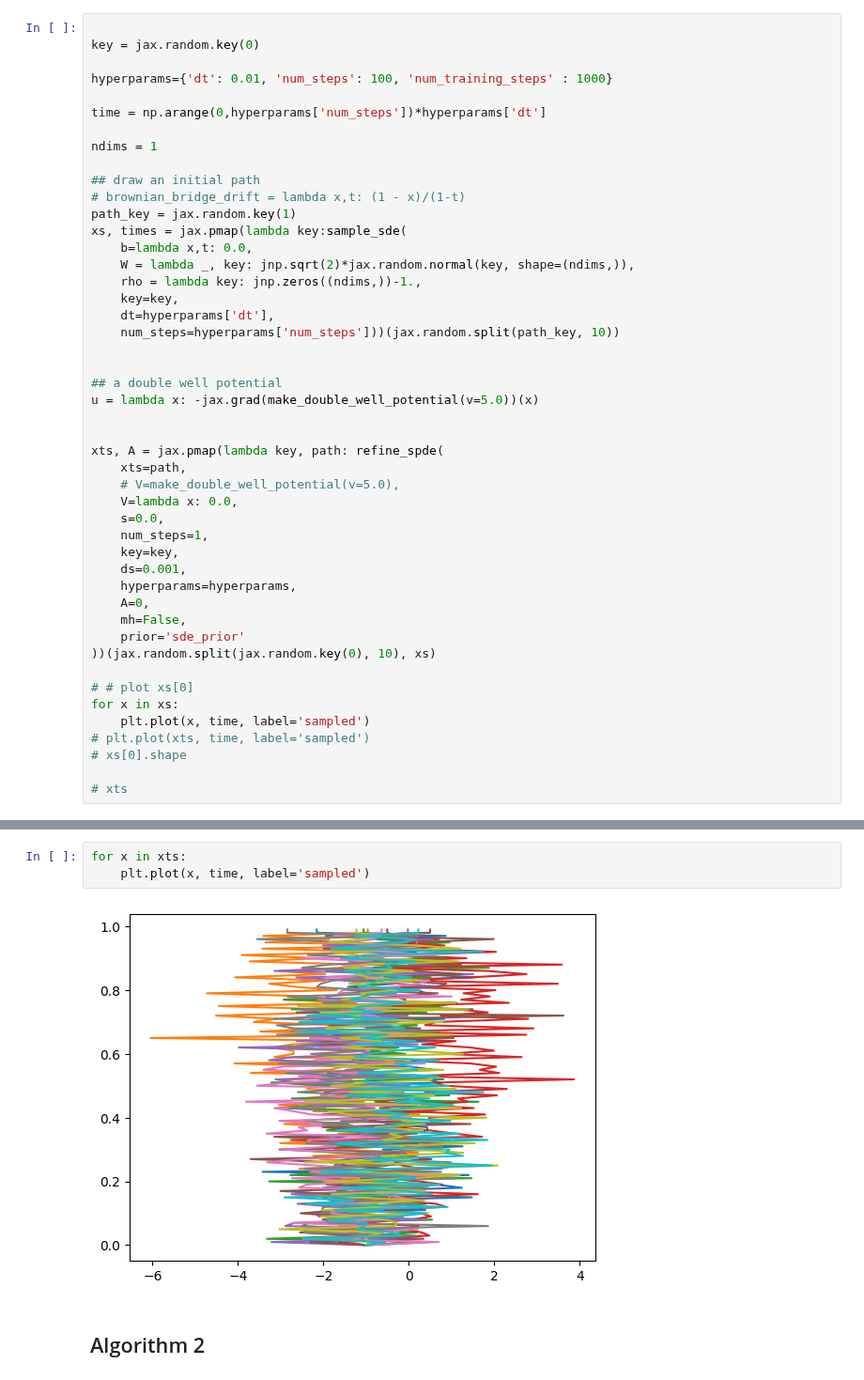
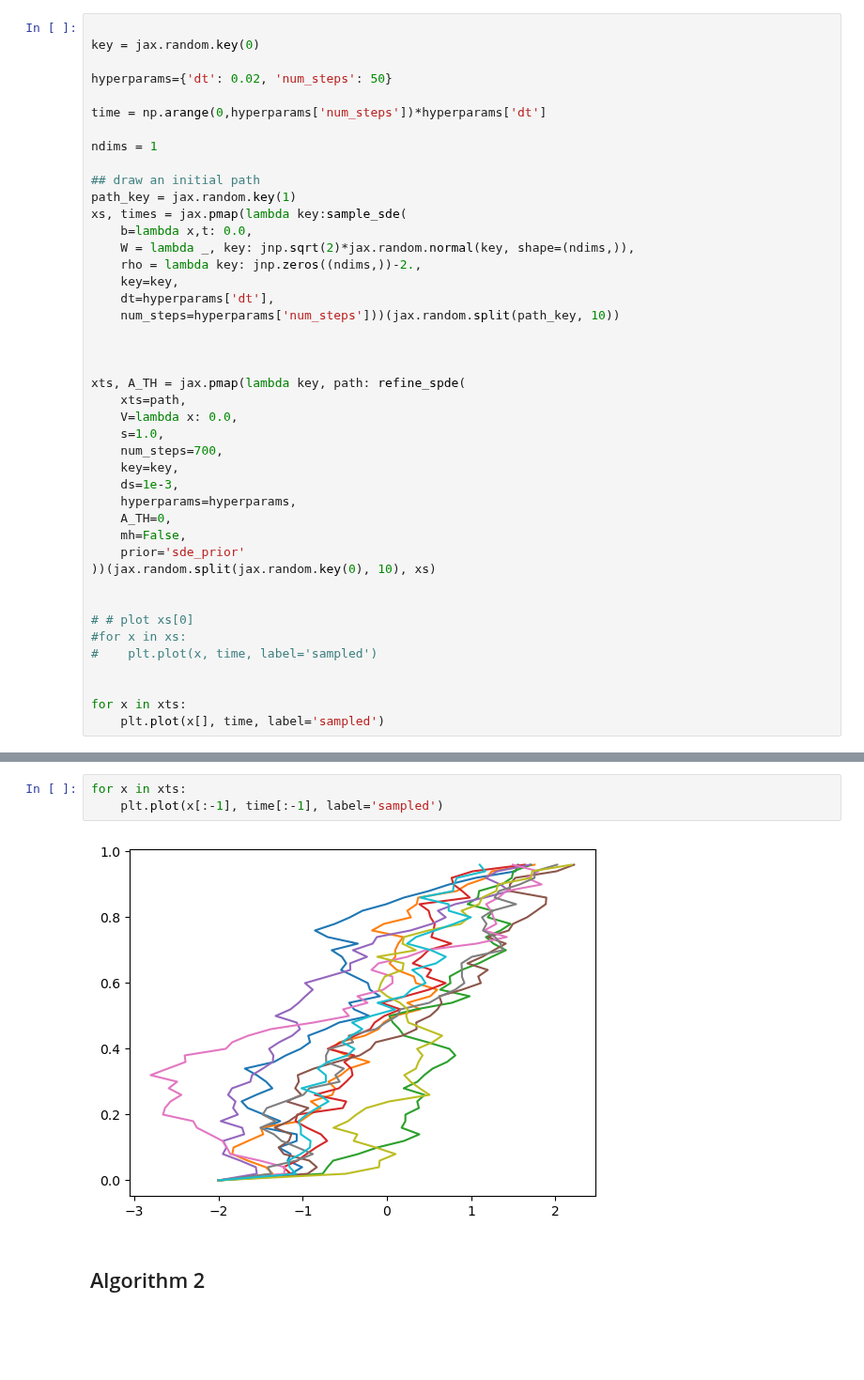
Before and after one commit to reubenharry/path_sampling, a Jupyter notebook: src/spde.ipynb, the cells around one changed output, grey strips where cells are left out. Shown at 94% size. Cells and saved outputs as stored; diff of their text form; blank space fills up the shorter version.

Commit message:
isolate spde --works ok

```diff
--- a/src/spde.ipynb
+++ b/src/spde.ipynb
@@ -93,47 +86,43 @@ def refine_spde(xts, V, s, A, num_steps, key, ds, hyperparams, mh, prior= 'brown
 
 key = jax.random.key(0)
 
-hyperparams={'dt': 0.01, 'num_steps': 100, 'num_training_steps' : 1000}
+hyperparams={'dt': 0.02, 'num_steps': 50}
 
 time = np.arange(0,hyperparams['num_steps'])*hyperparams['dt']
 
 ndims = 1
 
 ## draw an initial path
-# brownian_bridge_drift = lambda x,t: (1 - x)/(1-t)
 path_key = jax.random.key(1)
 xs, times = jax.pmap(lambda key:sample_sde(
     b=lambda x,t: 0.0,
     W = lambda _, key: jnp.sqrt(2)*jax.random.normal(key, shape=(ndims,)),
-    rho = lambda key: jnp.zeros((ndims,))-1.,
+    rho = lambda key: jnp.zeros((ndims,))-2.,
     key=key,
     dt=hyperparams['dt'],
     num_steps=hyperparams['num_steps']))(jax.random.split(path_key, 10))
 
 
-## a double well potential
-u = lambda x: -jax.grad(make_double_well_potential(v=5.0))(x)
 
-
-xts, A = jax.pmap(lambda key, path: refine_spde(
+xts, A_TH = jax.pmap(lambda key, path: refine_spde(
     xts=path,
-    # V=make_double_well_potential(v=5.0),
     V=lambda x: 0.0,
-    s=0.0,
-    num_steps=1,
+    s=1.0,
+    num_steps=700,
     key=key,
-    ds=0.001,
+    ds=1e-3,
     hyperparams=hyperparams,
-    A=0,
+    A_TH=0,
     mh=False,
     prior='sde_prior'
 ))(jax.random.split(jax.random.key(0), 10), xs)
 
+
 # # plot xs[0]
-for x in xs:
-    plt.plot(x, time, label='sampled')
-# plt.plot(xts, time, label='sampled')
-# xs[0].shape
+#for x in xs:
+#    plt.plot(x, time, label='sampled')
 
-# xts
+
+for x in xts:
+    plt.plot(x[], time, label='sampled')
 # %% [output]
@@ -141,8 +130,8 @@ for x in xs:
 # %%
 for x in xts:
-    plt.plot(x, time, label='sampled')
+    plt.plot(x[:-1], time[:-1], label='sampled')
 # %% [output]
-[figure, old version]
+[figure, new version]
 # %% [markdown]
 ## Algorithm 2
 # %%
```
Also changed, not shown: parts of 7 cells of this notebook.
